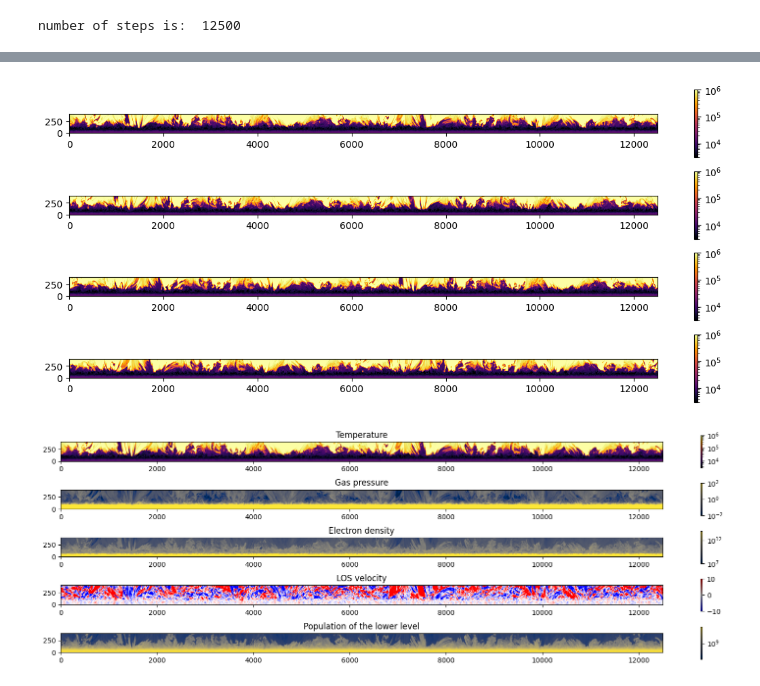
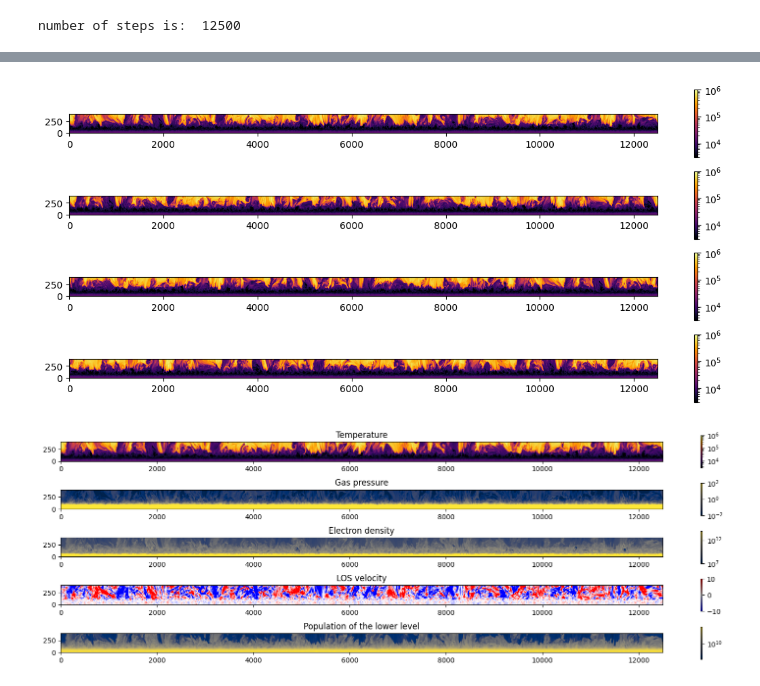
Before and after one commit to ivanzmilic/offlimb_3D_modeling, a Jupyter notebook: extend_cube.ipynb, the cells around one changed output, grey strips where cells are left out. Cells and saved outputs as stored; diff of their text form; code cells hidden in the pictures.

```diff
--- a/extend_cube.ipynb
+++ b/extend_cube.ipynb
@@ -8,6 +8,6 @@ import muram as mio
 # We will perform similar extension / interpolation using MURAM cubes, for which we need a separte reading routines.
 # %%
 # Check the spectra and level populations:
-output = fits.open("/dat/milic/MURaM_enhanced_network/che_full_499000_lwsynth_200.0.fits")
+output = fits.open('/dat/milic/MURaM_SSD_che/ssd_che_full_399000_lwsynth_392.8.fits')
 output.info()
 # %% [output]
@@ -176,7 +234,7 @@ print ("info::shape of the new cube", cube_new.shape)
 info::shape of the new cube (6, 1024, 12500, 401)
 # %%
 # Now we need to create a bigger grid which has various x-start positions, so for each start we have a list of x,y coordinates:
-angle = 10  # degrees
+angle = 80  # degrees
 angle_rad = np.radians(angle)
 # starting point in x
 x_start = 0
@@ -213,11 +276,16 @@ number of steps is:  12500
 # %%
 # Loop in z:
+# What would be the easiest way to parallelize this?
+
+from tqdm import tqdm
+
+
 for k in tqdm(range(pops.shape[3])):
 
     interpolator_temp = RegularGridInterpolator((np.arange(pops.shape[0])*delta_x, np.arange(pops.shape[1])*delta_y), snap.Temp[k,:,:], bounds_error=False, fill_value=np.nan)
 
     # For each los interpolate:
-    for i in range(0,n_los,50):
+    for i in range(0,n_los,1):
 
         cube_new[0,i, :, k] = interpolator_temp(np.array([x_coords_grid_in_box[i, :], y_coords_grid_in_box[i, :]]).T).reshape((n_steps,))
 
@@ -251,15 +326,15 @@ for k in tqdm(range(pops.shape[3])):
 # %%
 # Flip the last two entries because of how optical depth works:
-cube_new[4,i, :, :] = cube_new[4,i, :, ::-1]
-cube_new[5,i, :, :] = cube_new[5,i, :, ::-1]
+cube_new[4,:, :, :] = cube_new[4,:, :, ::-1]
+cube_new[5,:, :, :] = cube_new[5,:, :, ::-1]
 # %%
 plt.figure(figsize=[14,6])
 for i in range(4):
     plt.subplot(4,1,i+1)
-    plt.imshow(cube_new[0,i*200,:,:].T, origin="lower", cmap='inferno', aspect='equal', norm='log',vmin=3E3, vmax=1E6)
+    plt.imshow(cube_new[0,i*211,:,:].T, origin="lower", cmap='inferno', aspect='equal', norm='log',vmin=3E3, vmax=1E6)
     plt.colorbar()
 # %% [output]
-[figure, old version]
+[figure, new version]
 # %%
 # Now in a different plot we plot, for one slice, all the physical parameters:
 # But due to the different dynamic ranges we need to plot them separately, and also we need to use a log scale for some of them.
@@ -286,13 +361,13 @@ plt.title("LOS velocity")
 plt.colorbar()
 
 plt.subplot(5,1,5)
-plt.imshow(cube_new[4,0,:,::-1].T, origin="lower", cmap='cividis', aspect='equal', norm='log')
+plt.imshow(cube_new[4,0,:,:].T, origin="lower", cmap='cividis', aspect='equal', norm='log')
 plt.title("Population of the lower level")
 plt.colorbar()
 plt.tight_layout()
 plt.savefig("physical_parameters_along_los.png", dpi=300, bbox_inches='tight')
 # %% [output]
-[figure, old version]
+[figure, new version]
 # %%
 # Cube looks different for different los, which is good. So let's save this in a cube and then write a simple RT solver!
 # Do I know better than fits? Probably not. But it will be huge file :(
```
Also changed, not shown: parts of 16 cells of this notebook, 7 other files.
